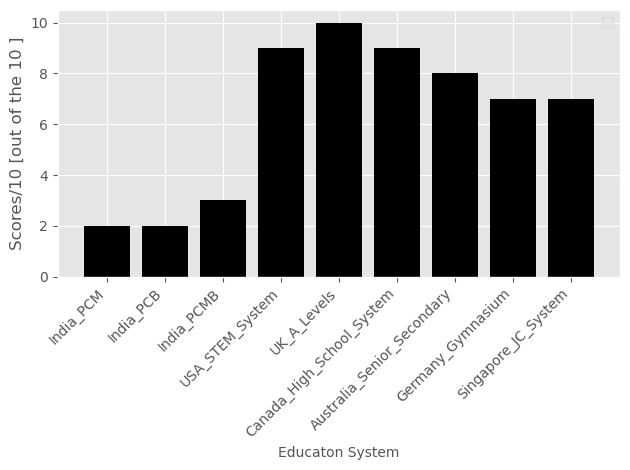
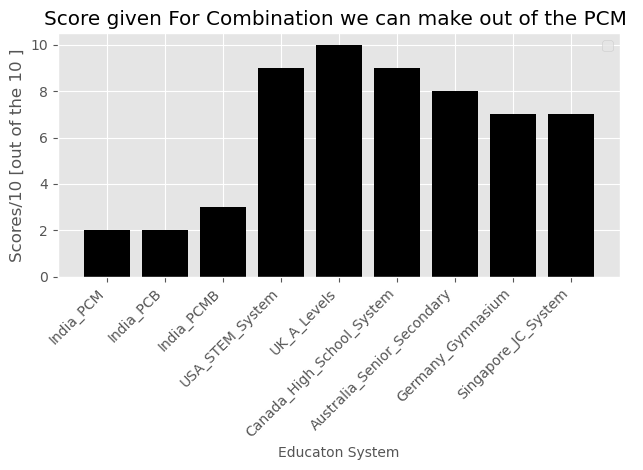
The change to this notebook cell's code, shown as a diff; its figure went from the first image to the second:
--- before
+++ after
@@ -2,4 +2,5 @@
 Score = df['Flexibility_Score']
 plt.bar(label,Score,color = 'Black')
+plt.title('Score given For Combination we can make out of the PCM ')
 plt.xlabel("Educaton System",fontsize = 10)
 plt.xticks(fontsize = 10,rotation = 45,ha = 'right')

Commit: add : we have discuseed issue and also the decussing about the solution we can provide throught data driven